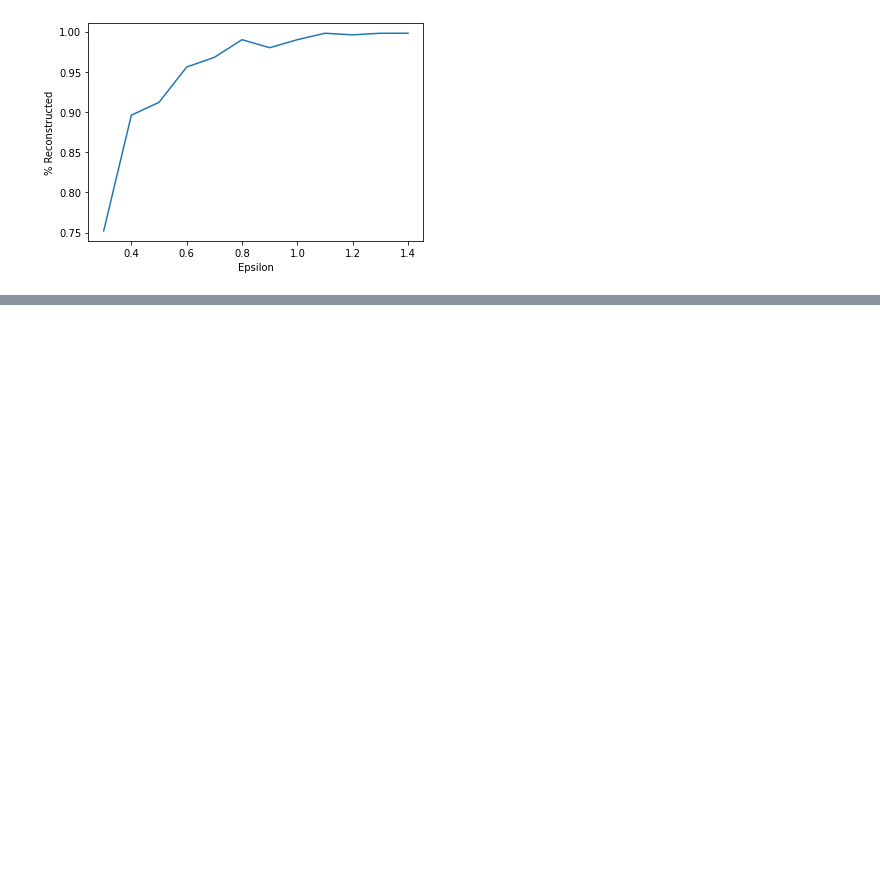
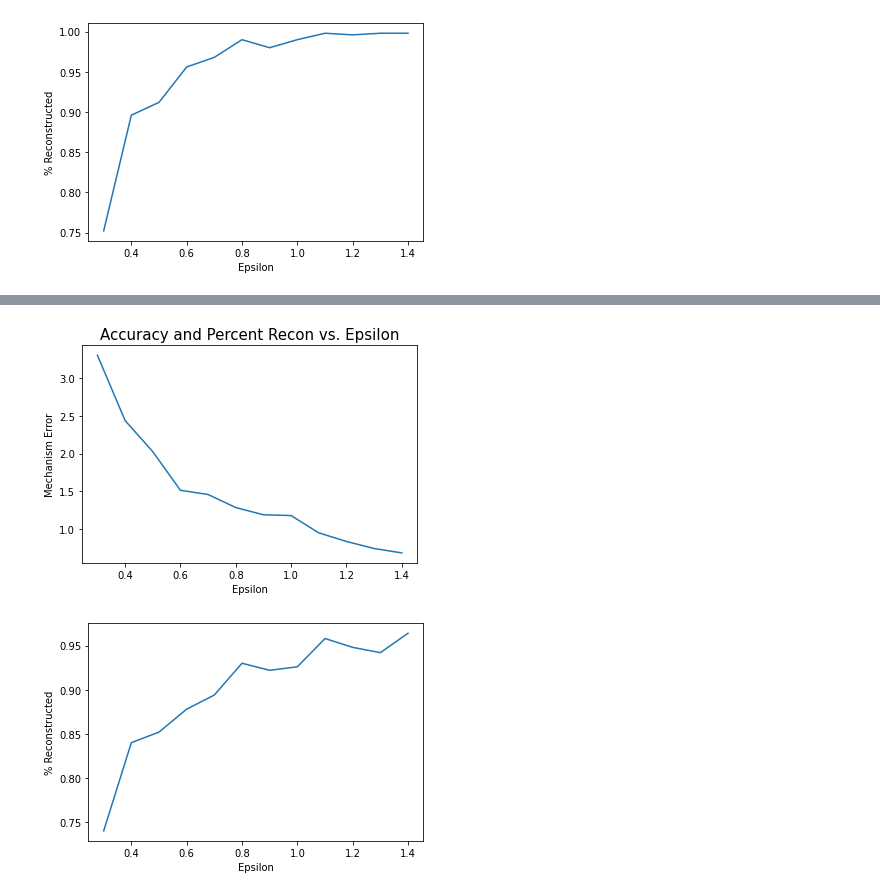
Before and after one commit to mgul999/cs226finalproject, a Jupyter notebook: experiments.ipynb, the cells around one changed output, grey strips where cells are left out. Saved outputs shown, nothing was run; the diff lists cells and outputs as text; code cells hidden in the pictures; blank space fills up the shorter version.

```diff
--- a/experiments.ipynb
+++ b/experiments.ipynb
@@ -201,0 +222,5 @@ epsilon_thresshold(dinur_nissim_laplace, threshold=.9, title="Queries Requried f
+# %%
+recon_accuracy_tradeoff(dinur_nissim_laplace[dinur_nissim_laplace.num_queries == 500])
+# %% [output]
+[figure, added]
+[figure, added]
```
Also changed, not shown: parts of 29 cells of this notebook, 8 other files.
